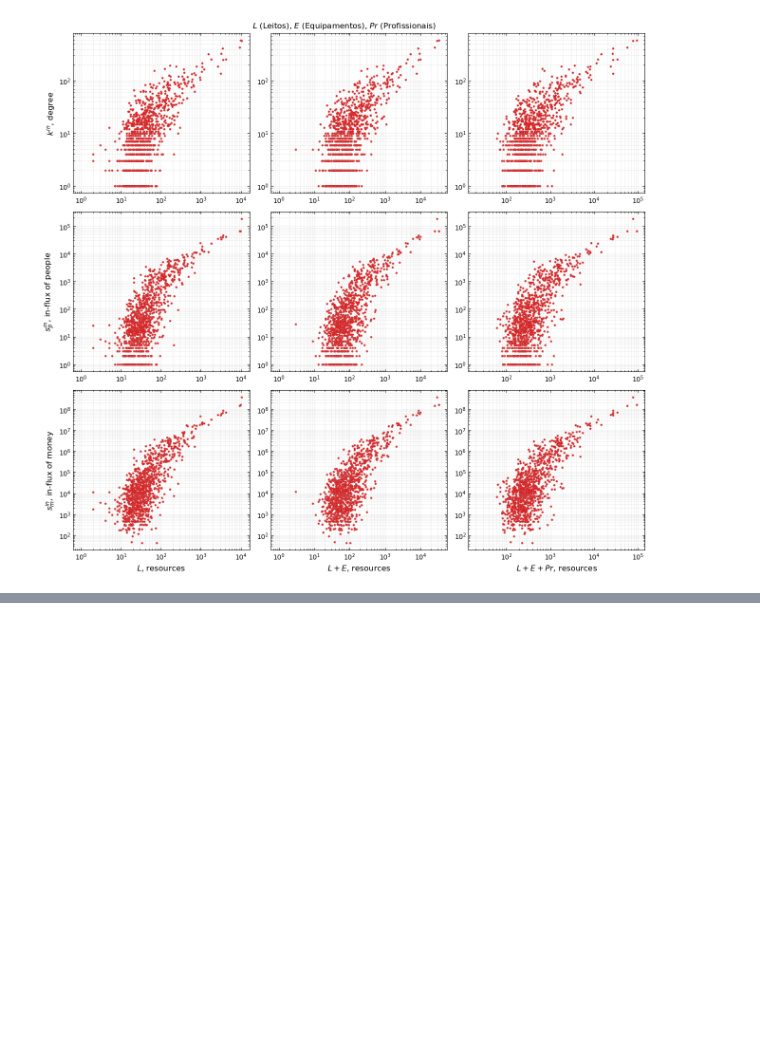
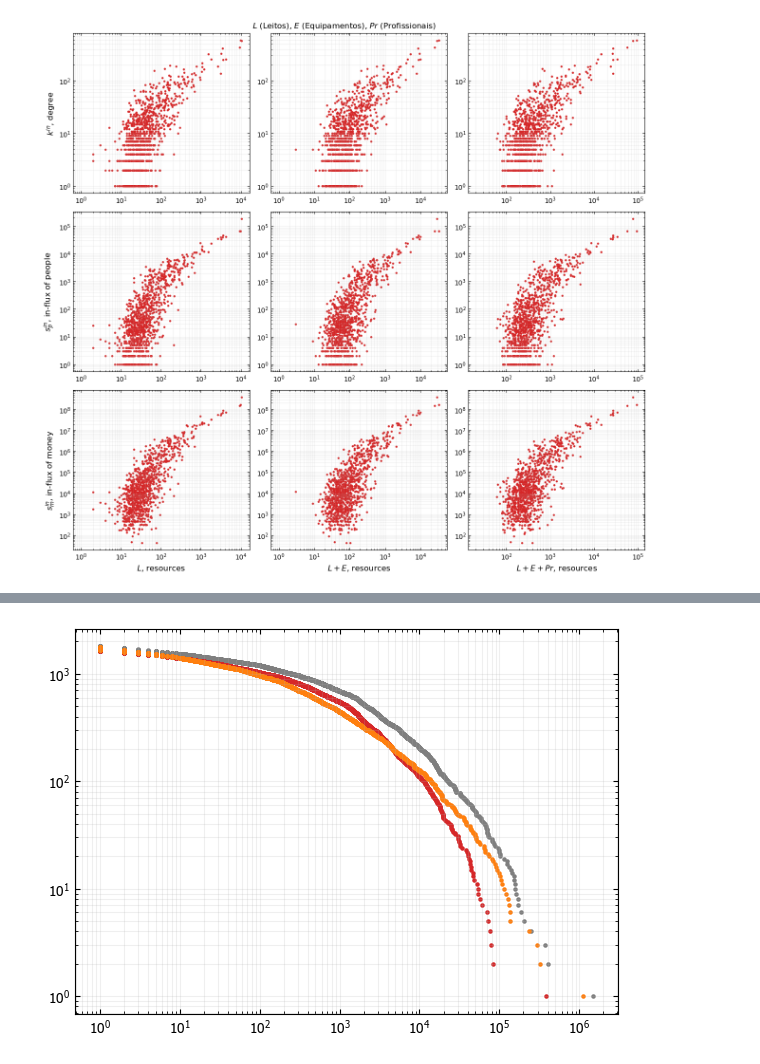
Before and after one commit to humbertocarmona/pyopensus, a Jupyter notebook: notebooks/networkanalysis/citynets.ipynb, the cells around one changed output, grey strips where cells are left out. Saved outputs shown, nothing was run; the diff lists cells and outputs as text; code cells hidden in the pictures; blank space fills up the shorter version.

```diff
--- a/notebooks/networkanalysis/citynets.ipynb
+++ b/notebooks/networkanalysis/citynets.ipynb
@@ -724,0 +792,37 @@ findfont: Generic family 'sans-serif' not found because none of the following fa
+# %%
+df = select_period_aih(sihsus_engine, dt.date(2015, 1, 1), dt.date(2019, 12, 31), diag_level=3)
+# %%
+ibge_codes_northeast_capitals = [
+    '280030',  # Aracaju (Sergipe)
+    '230440',  # Fortaleza (Ceará)
+    '250750',  # João Pessoa (Paraíba)
+    '270430',  # Maceió (Alagoas)
+    '240810',  # Natal (Rio Grande do Norte)
+    '261160',  # Recife (Pernambuco)
+    '292740',  # Salvador (Bahia)
+    '211130',  # São Luís (Maranhão)
+    '221100'   # Teresina (Piauí)
+]
+
+df_capitais = df[df["MUNIC_MOV"].isin(ibge_codes_northeast_capitals)]
+df_resto = df[~df["MUNIC_MOV"].isin(ibge_codes_northeast_capitals)]
+# %%
+count_all = df["DIAG_CATEG"].value_counts().reset_index()
+count_capitais = df_capitais["DIAG_CATEG"].value_counts().reset_index()
+count_resto = df_resto["DIAG_CATEG"].value_counts().reset_index()
+for cur_df in [count_all, count_capitais, count_resto]:
+    cur_df["ranking"] = [ n+1 for n in range(cur_df.shape[0]) ]
+# %%
+fig, ax1 = plt.subplots(1,1, figsize=(7,5))
+
+ax1.scatter(count_all['count'], count_all["ranking"], color="tab:gray", s=5, ls='-', marker='o')
+ax1.scatter(count_capitais['count'], count_capitais["ranking"], color="tab:red", s=5, ls='-', marker='o')
+ax1.scatter(count_resto['count'], count_resto["ranking"], color="tab:orange", s=5, ls='-', marker='o')
+
+for axis in [ax1]:
+    axis.set_xscale('log')
+    axis.set_yscale('log')
+    axis.grid(alpha=0.2, which='both')
+    axis.tick_params(which='both', direction='in', top=True, right=True)
+# %% [output]
+[figure, added]
```
Also changed, not shown: parts of 9 cells of this notebook.
